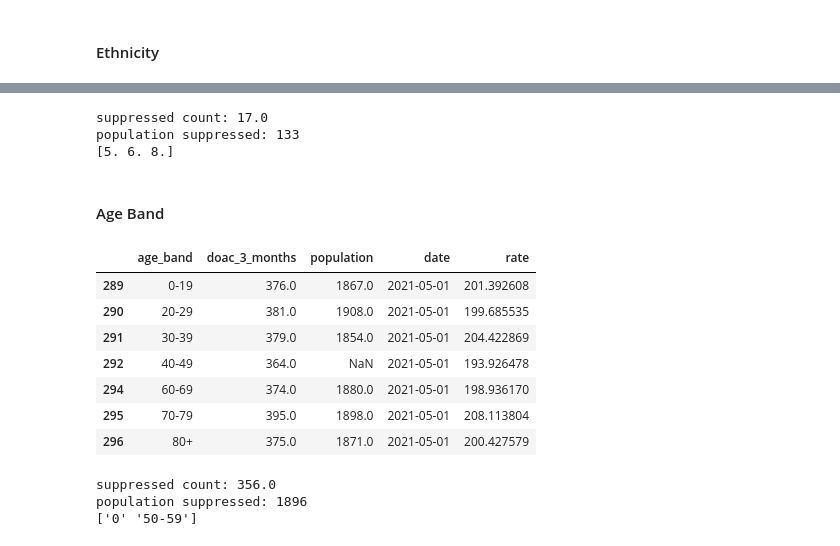
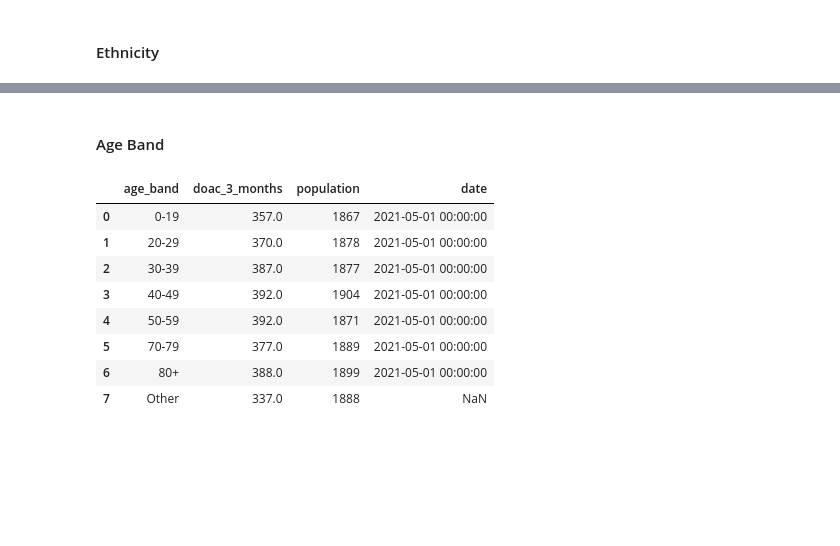
Before and after one commit to opensafely/mechanical-valve-anticoag, a Jupyter notebook: analysis/notebook.ipynb, the cells around one changed output, grey strips where cells are left out. Saved outputs shown, nothing was run; the diff lists cells and outputs as text; code cells hidden in the pictures; blank space fills up the shorter version.

```diff
--- a/analysis/notebook.ipynb
+++ b/analysis/notebook.ipynb
@@ -246,6 +267,32 @@ population suppressed: 0
 ### Demographic breakdown
 # %% [markdown]
 #### Sex
+# %%
+def group_low_values_dems(df, value_col, population_col, demographic):
+
+    df = df[df[value_col] > 0]
+    suppressed_count = df.loc[df[value_col]<=5, value_col].sum()
+    population_suppressed_count = df.loc[df[value_col]<=5, population_col].sum()
+
+    if suppressed_count == 0:
+        pass
+
+    else:
+        df.loc[df[value_col] <=5, value_col]  = np.nan
+
+        while suppressed_count <=5:
+            suppressed_count += df[value_col].min()
+            df.loc[df[value_col].idxmin(), value_col] = np.nan
+
+            population_suppressed_count += df.loc[df[value_col].idxmin(), population_col]
+
+        df = df[df[value_col].notnull()]
+
+        other_row = {demographic:'Other', 'doac_3_months':suppressed_count, 'population':population_suppressed_count,}
+        df = df.append(other_row, ignore_index=True)
+
+
+    return df
 # %%
 sex_df = pd.read_csv('../output/measure_doac_rx_mechanical_valve_3_month_sex_rate.csv', parse_dates=['date'])
 
@@ -304,41 +339,20 @@ See the caveats in the documentation: https://pandas.pydata.org/pandas-docs/stab
-# %%
-print(f'suppressed count: {suppressed_count}')
-print(f'population suppressed: {population_suppressed_count}')
-print(dropped_rows)
-# %% [output]
-suppressed count: 17.0
-population suppressed: 133
-[5. 6. 8.]
 # %% [markdown]
 #### Age Band
 # %%
 age_df = pd.read_csv('../output/measure_doac_rx_mechanical_valve_3_month_age_rate.csv', parse_dates=['date'])
 
-def calculate_rate(df, value_col, population_col, rate_per=1000):
-    num_per_thousand = (df[value_col]/df[population_col])*rate_per
-    return num_per_thousand
-
-age_df['rate'] = calculate_rate(age_df, 'doac_3_months', 'population')
-
 age_df_now = age_df[age_df['date'] == '2021-05-01']
-age_df_now = age_df_now.drop('value', axis=1)
-
-age_df_now, dropped_rows, suppressed_count, population_suppressed_count = group_low_values(age_df_now, 'doac_3_months', 'population', 'age_band')
+age_df_now = age_df_now.drop(['value', 'date'], axis=1)
+age_df_now = group_low_values_dems(age_df_now, 'doac_3_months', 'population', 'age_band')
+age_df_now.to_csv('../output/current_doac_age.csv')
 age_df_now
 # %% [output]
-|  | age_band | doac_3_months | population | date | rate |
-| 289 | 0-19 | 376.0 | 1867.0 | 2021-05-01 | 201.392608 |
-| 290 | 20-29 | 381.0 | 1908.0 | 2021-05-01 | 199.685535 |
-| 291 | 30-39 | 379.0 | 1854.0 | 2021-05-01 | 204.422869 |
-| 292 | 40-49 | 364.0 | NaN | 2021-05-01 | 193.926478 |
-| 294 | 60-69 | 374.0 | 1880.0 | 2021-05-01 | 198.936170 |
-| 295 | 70-79 | 395.0 | 1898.0 | 2021-05-01 | 208.113804 |
-| 296 | 80+ | 375.0 | 1871.0 | 2021-05-01 | 200.427579 |
+|  | age_band | doac_3_months | population | date |
+| 0 | 0-19 | 357.0 | 1867 | 2021-05-01 00:00:00 |
+| 1 | 20-29 | 370.0 | 1878 | 2021-05-01 00:00:00 |
+| 2 | 30-39 | 387.0 | 1877 | 2021-05-01 00:00:00 |
+| 3 | 40-49 | 392.0 | 1904 | 2021-05-01 00:00:00 |
+| 4 | 50-59 | 392.0 | 1871 | 2021-05-01 00:00:00 |
+| 5 | 70-79 | 377.0 | 1889 | 2021-05-01 00:00:00 |
+| 6 | 80+ | 388.0 | 1899 | 2021-05-01 00:00:00 |
+| 7 | Other | 337.0 | 1888 | NaN |
-# %%
-print(f'suppressed count: {suppressed_count}')
-print(f'population suppressed: {population_suppressed_count}')
-print(dropped_rows)
-# %% [output]
-suppressed count: 356.0
-population suppressed: 1896
-['0' '50-59']
```
Also changed, not shown: parts of 9 cells of this notebook, 1 other file.
